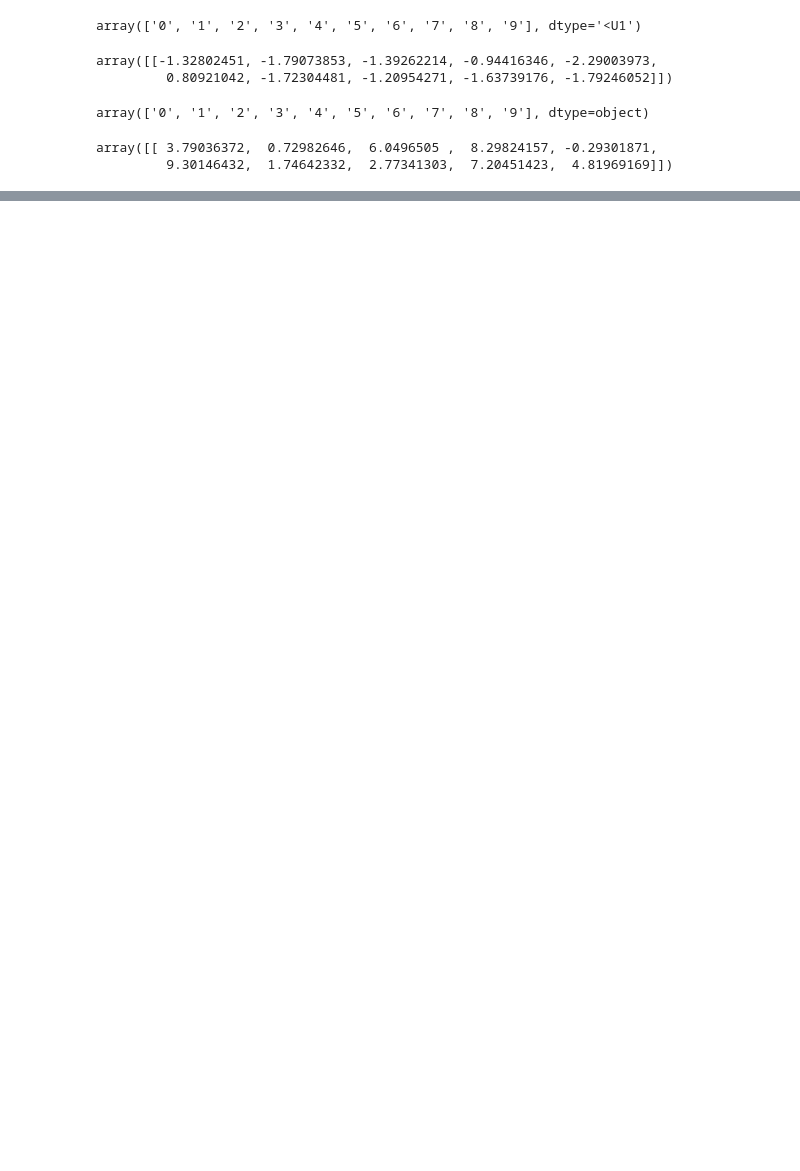
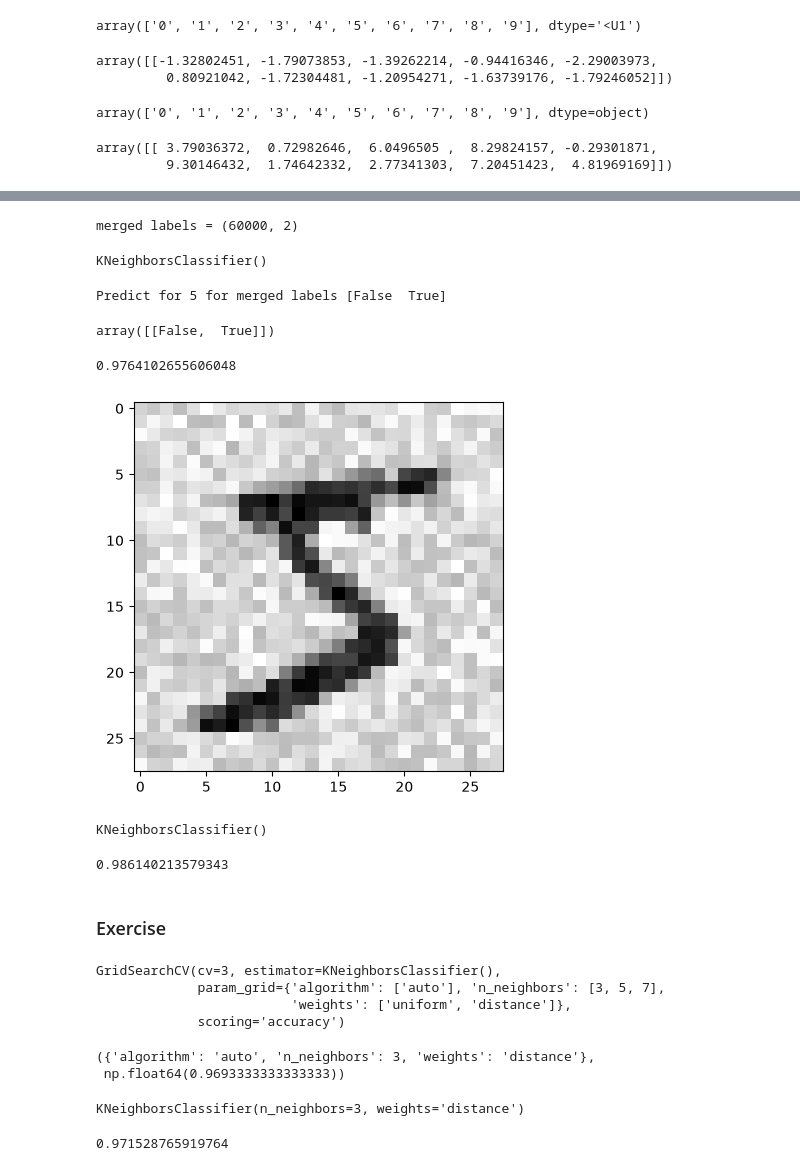
Before and after one commit to asrevo-applied-ml/basic-ml, a Jupyter notebook: classifications.ipynb, the cells around one changed output, grey strips where cells are left out. Saved outputs shown, nothing was run; the diff lists cells and outputs as text; code cells hidden in the pictures; blank space fills up the shorter version.

```diff
--- a/classifications.ipynb
+++ b/classifications.ipynb
@@ -238,0 +259,20 @@ array([[ 3.79036372,  0.72982646,  6.0496505 ,  8.29824157, -0.29301871,
+# %%
+
+y_ge_7_label=y_train>="7"
+y_odd_label=y_train.astype(int)%2==1
+merged_labels=np.c_[y_ge_7_label, y_odd_label]
+print(f"merged labels = {merged_labels.shape}")
+# %% [output]
+merged labels = (60000, 2)
+# %%
+from sklearn.neighbors import KNeighborsClassifier
+cls=KNeighborsClassifier()
+cls.fit(x_train,merged_labels)
+# %% [output]
+KNeighborsClassifier()
+# %%
+print(f"Predict for {y_train[0]} for merged labels {merged_labels[0]} ")
+cls.predict([x_train[0]])
+# %% [output]
+Predict for 5 for merged labels [False  True]
+array([[False,  True]])
@@ -238,0 +281,16 @@ array([[ 3.79036372,  0.72982646,  6.0496505 ,  8.29824157, -0.29301871,
+# %%
+f1_score(merged_labels,y_predict_merged_labels,average="macro")
+# %% [output]
+0.9764102655606048
+# %%
+
+
+noise=np.random.randint(0,100,data.shape[1])
+show_img(data[0]+noise)
+# %% [output]
+[figure, added]
+# %%
+cls=KNeighborsClassifier()
+cls.fit(x_train,merged_labels)
+# %% [output]
+KNeighborsClassifier()
@@ -238,0 +299,28 @@ array([[ 3.79036372,  0.72982646,  6.0496505 ,  8.29824157, -0.29301871,
+# %%
+f1_score(merged_labels,y_predict_merged_labels,average="macro")
+# %% [output]
+0.986140213579343
+# %% [markdown]
+### Exercise
+# %%
+grid_search = GridSearchCV(KNeighborsClassifier(), param_grid={"n_neighbors": [3, 5, 7], "weights": ["uniform", "distance"], "algorithm": ["auto"]}, cv=3,scoring="accuracy")
+grid_search.fit(x_train, y_train)
+# %% [output]
+GridSearchCV(cv=3, estimator=KNeighborsClassifier(),
+             param_grid={'algorithm': ['auto'], 'n_neighbors': [3, 5, 7],
+                         'weights': ['uniform', 'distance']},
+             scoring='accuracy')
+# %%
+grid_search.best_params_, grid_search.best_score_
+# %% [output]
+({'algorithm': 'auto', 'n_neighbors': 3, 'weights': 'distance'},
+ np.float64(0.9693333333333333))
+# %%
+grid_search.best_estimator_.fit(x_train, y_train)
+# %% [output]
+KNeighborsClassifier(n_neighbors=3, weights='distance')
+# %%
+x_test_predict=grid_search.best_estimator_.predict(x_test)
+f1_score(y_test, x_test_predict, average="macro")
+# %% [output]
+0.971528765919764
```
Also changed, not shown: parts of 19 cells of this notebook.
